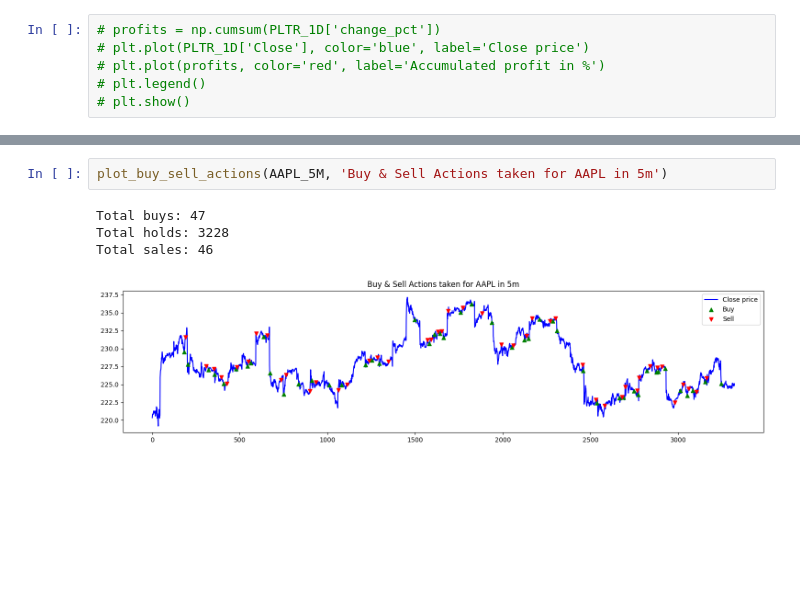
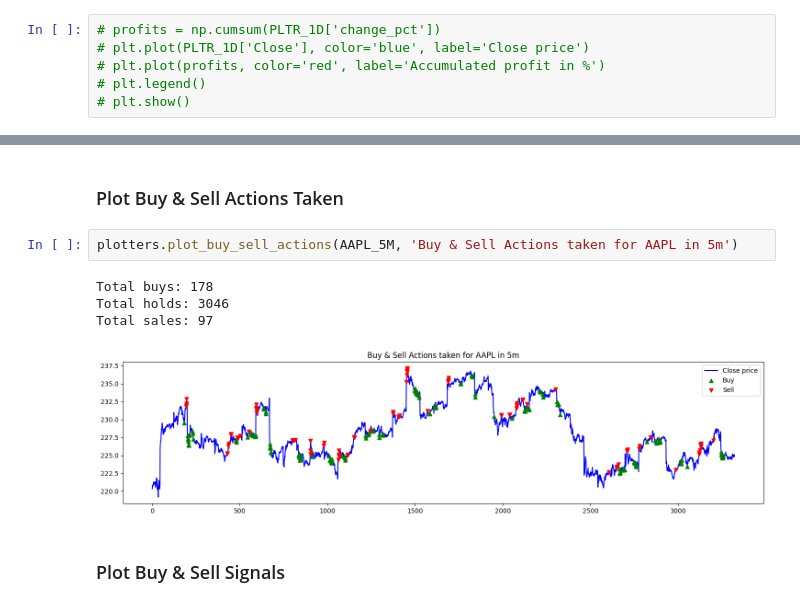
Before and after one commit to SeanMarcusJensen/ACIT4620-STOCK-FIS, a Jupyter notebook: main.ipynb, the cells around one changed output, grey strips where cells are left out. Drawn from its saved outputs; the diff is of its cells as text; blank space fills up the shorter version.

```diff
--- a/main.ipynb
+++ b/main.ipynb
@@ -105,8 +41,12 @@ def plot_indicators(data, title: str):
+# %% [markdown]
+### Plot Buy & Sell Actions Taken
 # %%
-plot_buy_sell_actions(AAPL_5M, 'Buy & Sell Actions taken for AAPL in 5m')
+plotters.plot_buy_sell_actions(AAPL_5M, 'Buy & Sell Actions taken for AAPL in 5m')
 # %% [output]
-Total buys: 47
-Total holds: 3228
-Total sales: 46
+Total buys: 178
+Total holds: 3046
+Total sales: 97
-[figure, old version]
+[figure, new version]
+# %% [markdown]
+### Plot Buy & Sell Signals
 # %%
```
Also changed, not shown: parts of 18 cells of this notebook, 2 other files.
